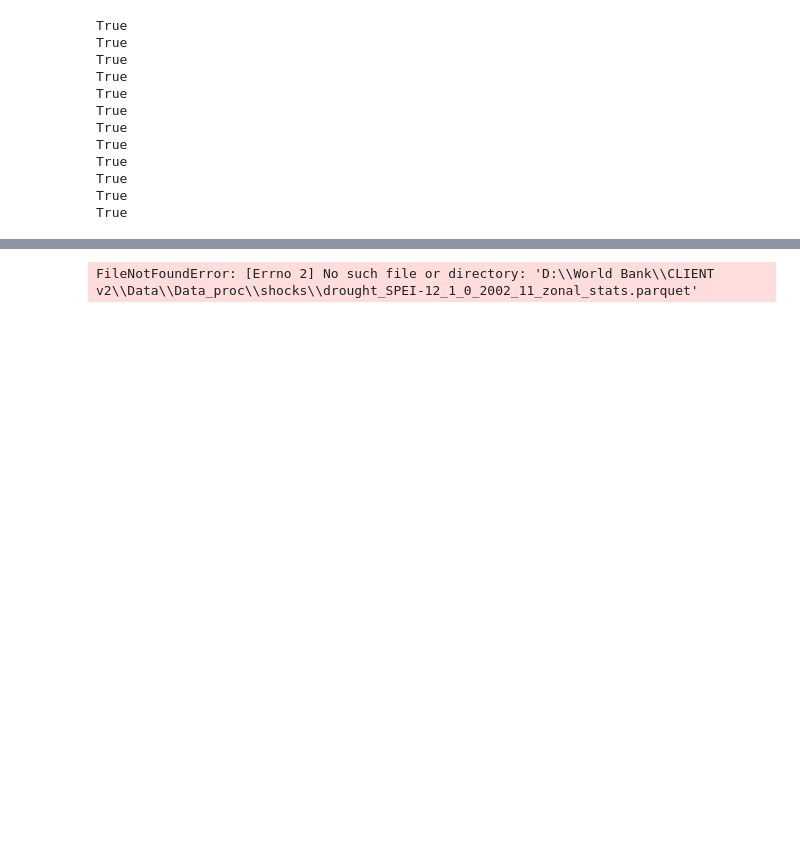
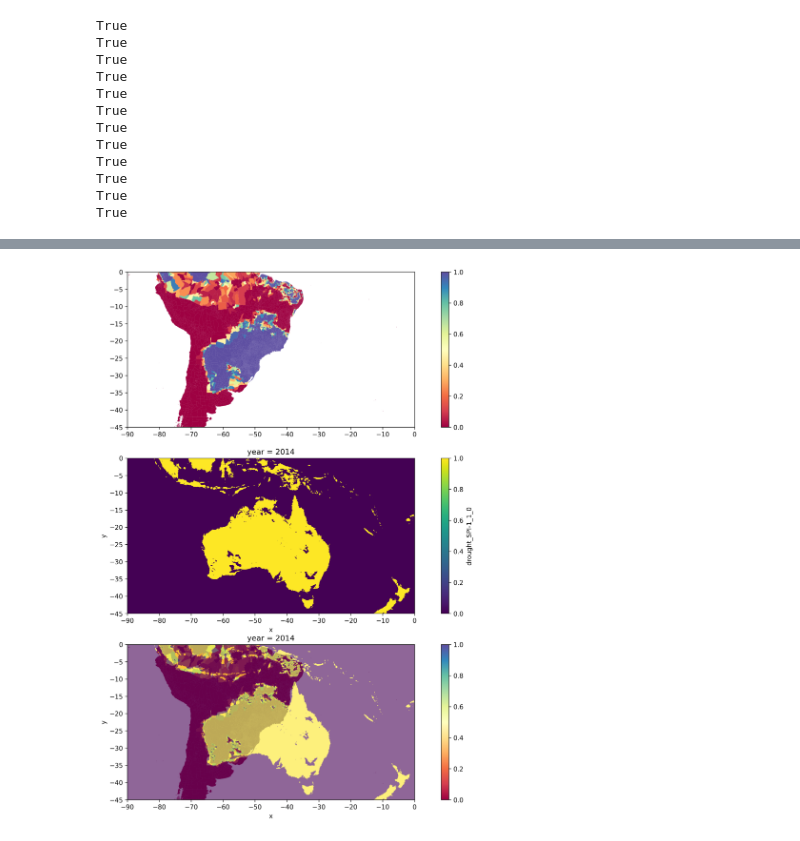
Before and after one commit to Queeno11/CLIENT-v2, a Jupyter notebook: debug_assigna_adm2.ipynb, the cells around one changed output, grey strips where cells are left out. Cells and saved outputs as stored; diff of their text form; code cells hidden in the pictures; blank space fills up the shorter version.

```diff
--- a/debug_assigna_adm2.ipynb
+++ b/debug_assigna_adm2.ipynb
@@ -292,27 +384,27 @@ def get_bounds_from_chunk_number(chunk_number, total_chunks=8):
 # %%
-chunk = 11
-year = 2002
-var = "flooded"
+chunk = 5
+year = 2014
+var = "drought_SPI-1_1_0"
 
-df = pd.read_parquet(rf"D:\World Bank\CLIENT v2\Data\Data_proc\shocks\floods_{var}_{year}_{chunk}_zonal_stats.parquet")
+df = pd.read_parquet(rf"D:\World Bank\CLIENT v2\Data\Data_proc\shocks\drought_{var}_{year}_{chunk}_zonal_stats.parquet")
 gdf = gpd.read_feather(r"E:\client_v2_data\WB_country_IDs.feather")
 merged = gdf.merge(df, left_on="ID", right_index=True, validate="1:1")
 
-ds = xr.open_dataset(r"E:\client_v2_data\ERA5_droughts_1970-2021.nc")
+ds = xr.open_dataset(r"D:\World Bank\CLIENT v2\Data\Data_out\ERA5_droughts_yearly.nc")
 chunk_bounds = get_bounds_from_chunk_number(chunk, 16)
 ds = ds.sel(x=slice(chunk_bounds[0], chunk_bounds[2]), y=slice(chunk_bounds[3], chunk_bounds[1]), year=year)
 
-fig, axs = plt.subplots(3, 1, figsize=(15, 15))
+fig, axs = plt.subplots(3, 1, figsize=(15, 15), dpi=300)
 
 # merged.plot(column="area_affected", ax=axs[1])
 merged.plot(column="area_affected", ax=axs[0], legend=True, cmap="Spectral")
-merged.plot(column="area_affected", ax=axs[1], legend=True, cmap="Spectral", alpha=0)
+merged.plot(column="area_affected", ax=axs[1], legend=False, cmap="Spectral", alpha=0)
 merged.plot(column="area_affected", ax=axs[2], legend=True, cmap="Spectral")
-ds[f"drought_{var}"].plot(ax=axs[1], add_colorbar=False, cmap="Greys")
-ds[f"drought_{var}"].plot(ax=axs[2], add_colorbar=False, cmap="Greys", alpha=0.6)
+ds[f"{var}"].plot(ax=axs[1])
+ds[f"{var}"].plot(ax=axs[2], add_colorbar=False, alpha=0.6)
 
 for ax in axs:
     ax.set_xlim(chunk_bounds[0], chunk_bounds[2])
     ax.set_ylim(chunk_bounds[1], chunk_bounds[3])
 # %% [output]
-FileNotFoundError: [Errno 2] No such file or directory: 'D:\\World Bank\\CLIENT v2\\Data\\Data_proc\\shocks\\drought_SPEI-12_1_0_2002_11_zonal_stats.parquet'
+[figure, added]
```
Also changed, not shown: parts of 13 cells of this notebook, 4 other files.
